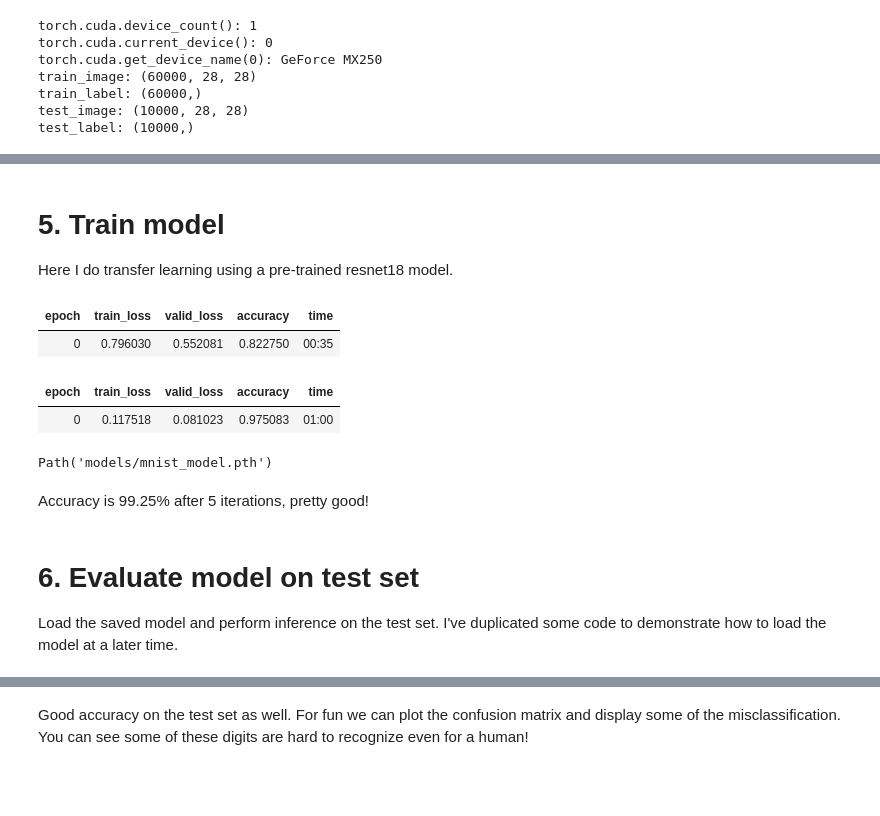
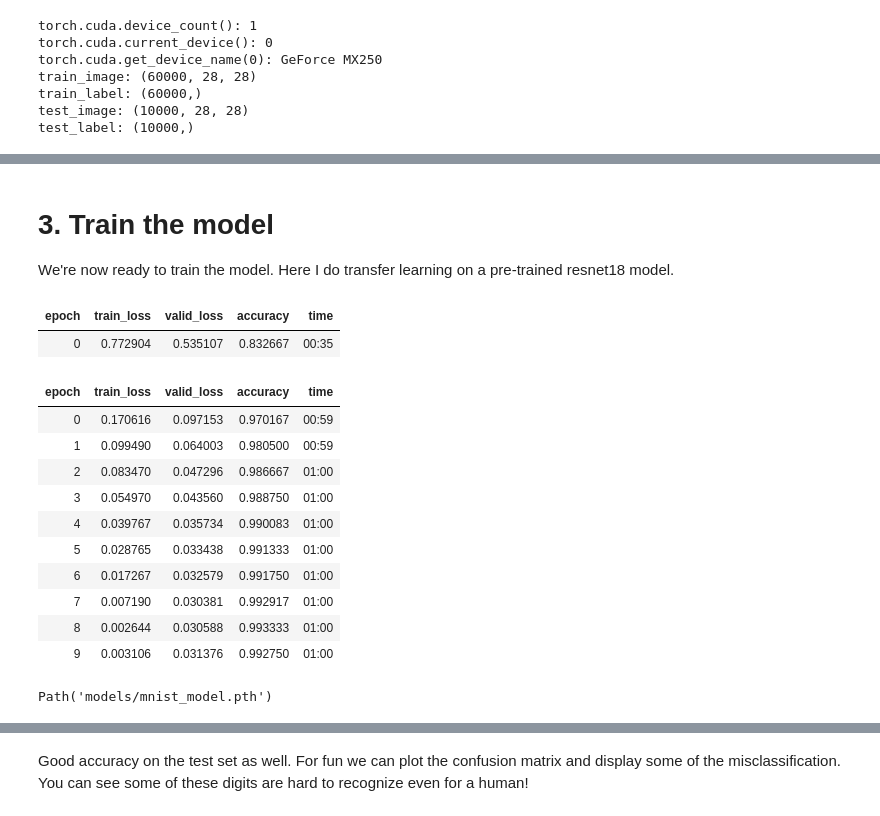
Before and after one commit to nghiaho12/fastai_projects, a Jupyter notebook: mnist.ipynb, the cells around one changed output, grey strips where cells are left out. Drawn from its saved outputs; the diff is of its cells as text; code cells hidden in the pictures; blank space fills up the shorter version.

```diff
--- a/mnist.ipynb
+++ b/mnist.ipynb
@@ -22,13 +21,12 @@ This will download the MNIST data if you don't have it already.
 # %%
 from fastai.vision.all import *
-from PIL import Image
-from matplotlib.pyplot import imshow
 import numpy as np
-import sys
 import gzip
 
+# I'm using a dark theme for my Jupter Lab
 plt.style.use('dark_background')
 
+# Make sure we using the GPU
 print("torch.cuda.device_count():", torch.cuda.device_count())
 print("torch.cuda.current_device():", torch.cuda.current_device())
 print("torch.cuda.get_device_name(0):", torch.cuda.get_device_name(0))
@@ -54,7 +52,7 @@ def read_mnist_label(file):
         f.read(4) # magic number
         num_labels = int.from_bytes(f.read(4), byteorder='big')
         buf = f.read(num_labels)
-        data = np.frombuffer(buf, dtype=np.uint8).astype(np.int32)
+        data = np.frombuffer(buf, dtype=np.uint8)
 
         return data
 
@@ -92,12 +97,12 @@ test_label: (10000,)
 # %%
-def make_dataloaders_from_numpy_data(np_image, label):
+def make_dataloaders_from_numpy_data(image, label):
     def pass_index(idx):
         return idx
 
     def get_x(i):
         # NOTE: This is a grayscale image that appears to just work with a network expecting RGB.
-        # I suspect this is due to tensor broadcasting rule.
-        return np_image[i]
+        # I suspect this is due to tensor broadcasting rules.
+        return image[i]
 
     def get_y(i):
         return label[i]
@@ -109,8 +114,12 @@ def make_dataloaders_from_numpy_data(np_image, label):
         get_y=get_y)
 
     # pass in a list of index
-    dls = dblock.dataloaders(list(range(np_image.shape[0])))
+    num_images = image.shape[0]
+    dls = dblock.dataloaders(list(range(num_images)))
 
     return dls
 
 dls = make_dataloaders_from_numpy_data(train_image, train_label)
+
+# sanity check
+dls.show_batch(cmap='gray')
@@ -117,18 +128,22 @@ dls = make_dataloaders_from_numpy_data(train_image, train_label)
 # %% [markdown]
-# 5. Train model <a name="train">
-Here I do transfer learning using a pre-trained resnet18 model.
+# 3. Train the model <a name="train">
+We're now ready to train the model. Here I do transfer learning on a pre-trained resnet18 model.
 # %%
-learn = cnn_learner(dls, models.resnet18, n_out=10, loss_func=CrossEntropyLossFlat(), metrics=accuracy)
-learn.fine_tune(1)
+learn = cnn_learner(dls, models.resnet18, loss_func=CrossEntropyLossFlat(), metrics=accuracy)
+learn.fine_tune(10)
 learn.save("mnist_model")
 # %% [output]
 | epoch | train_loss | valid_loss | accuracy | time |
-| 0 | 0.796030 | 0.552081 | 0.822750 | 00:35 |
+| 0 | 0.772904 | 0.535107 | 0.832667 | 00:35 |
 | epoch | train_loss | valid_loss | accuracy | time |
-| 0 | 0.117518 | 0.081023 | 0.975083 | 01:00 |
+| 0 | 0.170616 | 0.097153 | 0.970167 | 00:59 |
+| 1 | 0.099490 | 0.064003 | 0.980500 | 00:59 |
+| 2 | 0.083470 | 0.047296 | 0.986667 | 01:00 |
+| 3 | 0.054970 | 0.043560 | 0.988750 | 01:00 |
+| 4 | 0.039767 | 0.035734 | 0.990083 | 01:00 |
+| 5 | 0.028765 | 0.033438 | 0.991333 | 01:00 |
+| 6 | 0.017267 | 0.032579 | 0.991750 | 01:00 |
+| 7 | 0.007190 | 0.030381 | 0.992917 | 01:00 |
+| 8 | 0.002644 | 0.030588 | 0.993333 | 01:00 |
+| 9 | 0.003106 | 0.031376 | 0.992750 | 01:00 |
 Path('models/mnist_model.pth')
-# %% [markdown]
-Accuracy is 99.25% after 5 iterations, pretty good!
-# %% [markdown]
-# 6. Evaluate model on test set <a name="eval_test">
-Load the saved model and perform inference on the test set. I've duplicated some code to demonstrate how to load the model at a later time.
```
Also changed, not shown: parts of 14 cells of this notebook.
